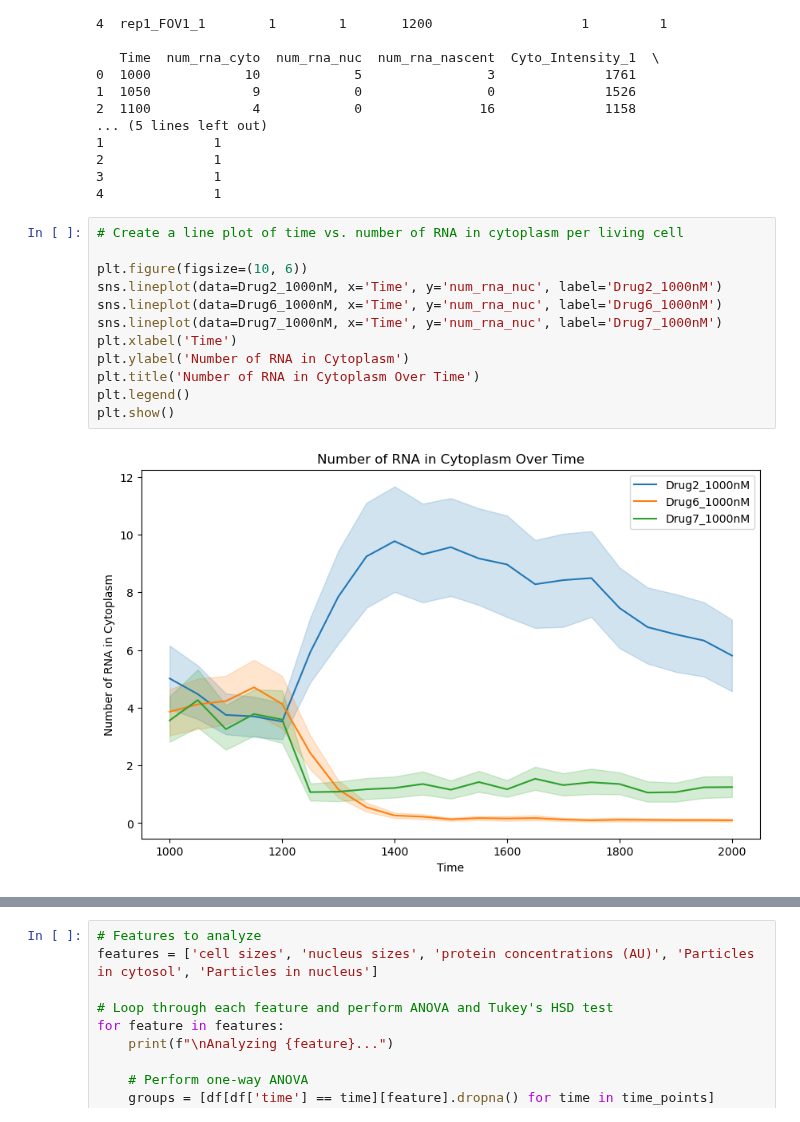
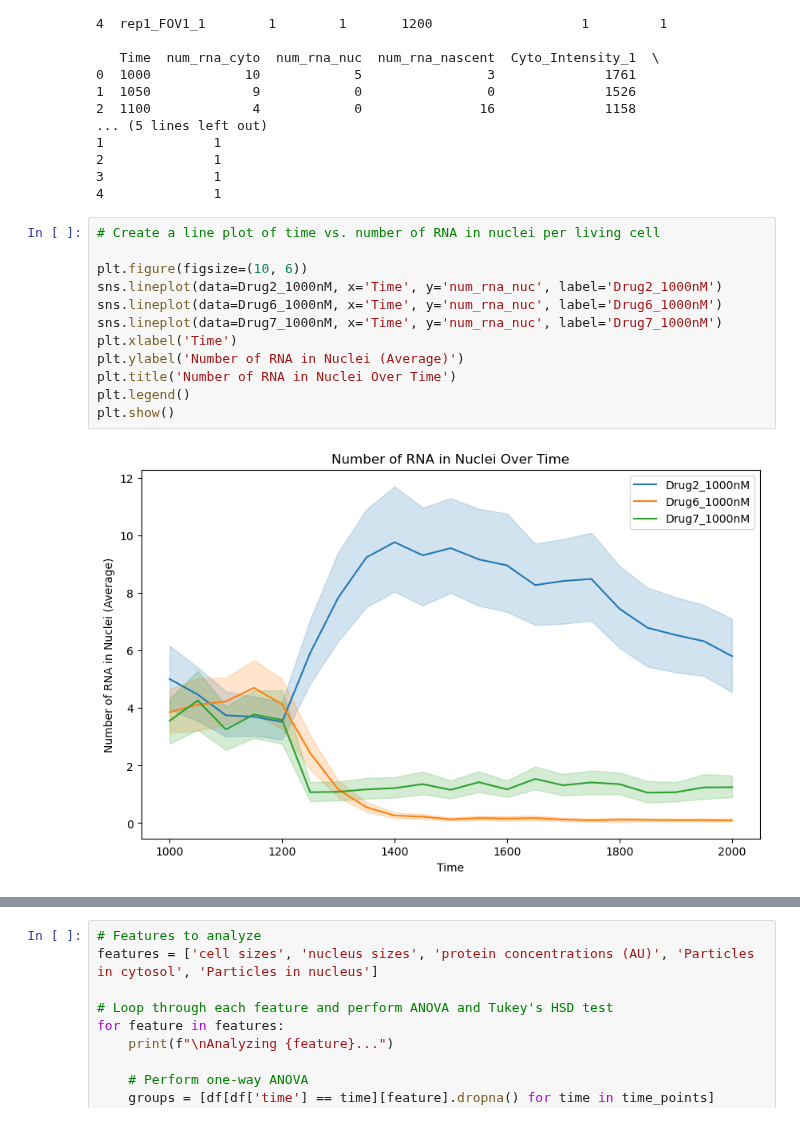
Before and after one commit to Munsky/UQbio2024_Team6, a Jupyter notebook: project_Daria.ipynb, the cells around one changed output, grey strips where cells are left out. Saved outputs shown, nothing was run; the diff lists cells and outputs as text.

```diff
--- a/project_Daria.ipynb
+++ b/project_Daria.ipynb
@@ -644,16 +644,16 @@ Drug2_1000nM Data:
 3              1
 4              1
 # %%
-# Create a line plot of time vs. number of RNA in cytoplasm per living cell
+# Create a line plot of time vs. number of RNA in nuclei per living cell
 
 plt.figure(figsize=(10, 6))
 sns.lineplot(data=Drug2_1000nM, x='Time', y='num_rna_nuc', label='Drug2_1000nM')
 sns.lineplot(data=Drug6_1000nM, x='Time', y='num_rna_nuc', label='Drug6_1000nM')
 sns.lineplot(data=Drug7_1000nM, x='Time', y='num_rna_nuc', label='Drug7_1000nM')
 plt.xlabel('Time')
-plt.ylabel('Number of RNA in Cytoplasm')
-plt.title('Number of RNA in Cytoplasm Over Time')
+plt.ylabel('Number of RNA in Nuclei (Average)')
+plt.title('Number of RNA in Nuclei Over Time')
 plt.legend()
 plt.show()
 # %% [output]
-[figure, old version]
+[figure, new version]
```
Also changed, not shown: parts of 5 cells of this notebook, 7 other files.
